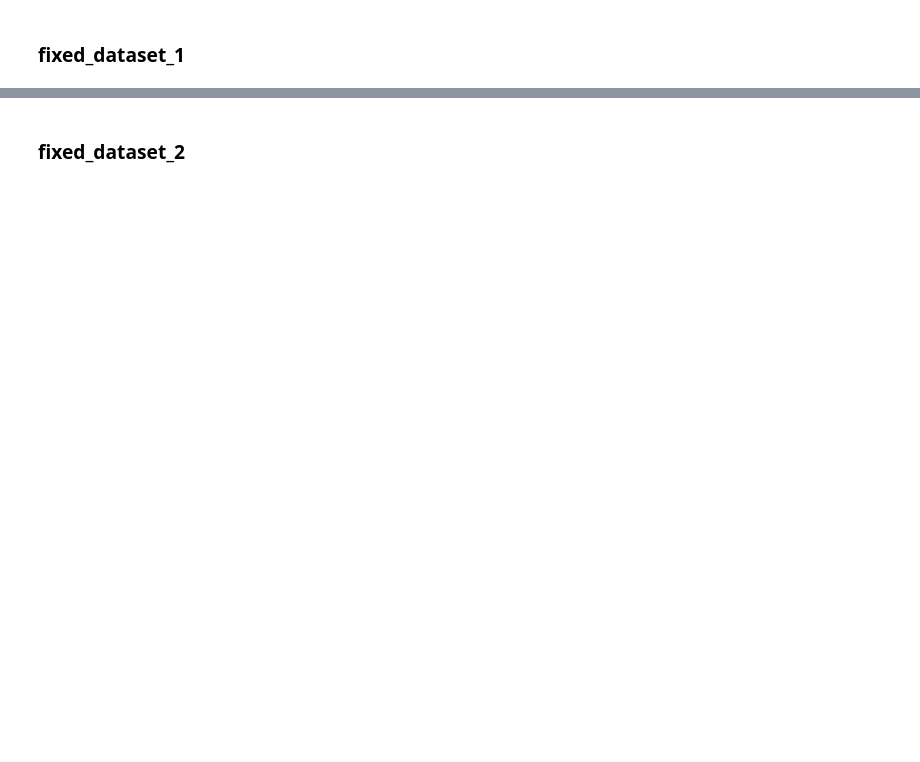
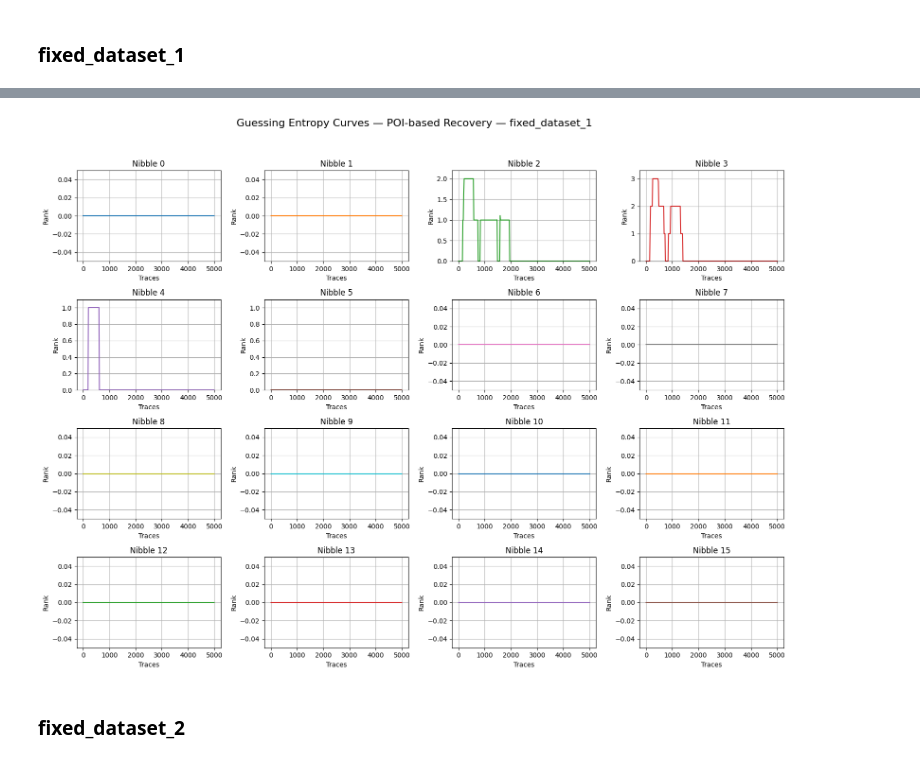
Before and after one commit to xtodorovic/ai-assisted-sca, a Jupyter notebook: model/visual_representations.ipynb, the cells around one changed output, grey strips where cells are left out. Saved outputs shown, nothing was run; the diff lists cells and outputs as text; code cells hidden in the pictures; blank space fills up the shorter version.

```diff
--- a/model/visual_representations.ipynb
+++ b/model/visual_representations.ipynb
@@ -180,6 +203,10 @@ load_and_plot_ge_all(ge_data_path, "fixed_dataset_1", "pois", "ge_all_nibbles_po
 <Figure size 640x480 with 0 Axes>
 # %%
 # load_and_plot_ge_by_one(ge_data_path, "fixed_dataset_1", "pois", f"one nibble")
+# %%
+load_and_plot_ge_all_separately(ge_data_path, "fixed_dataset_1", "pois", "POI-based Recovery")
+# %% [output]
+[figure, added]
 # %% [markdown]
 ### fixed_dataset_2
 # %%
```
Also changed, not shown: parts of 17 cells of this notebook, 48 other files.
